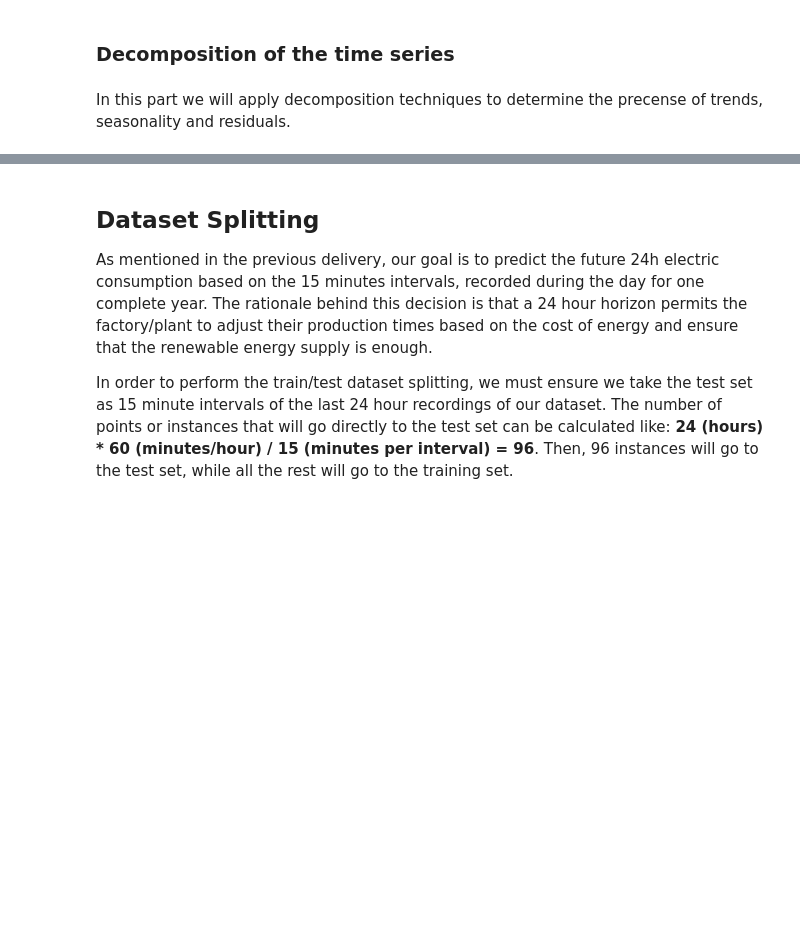
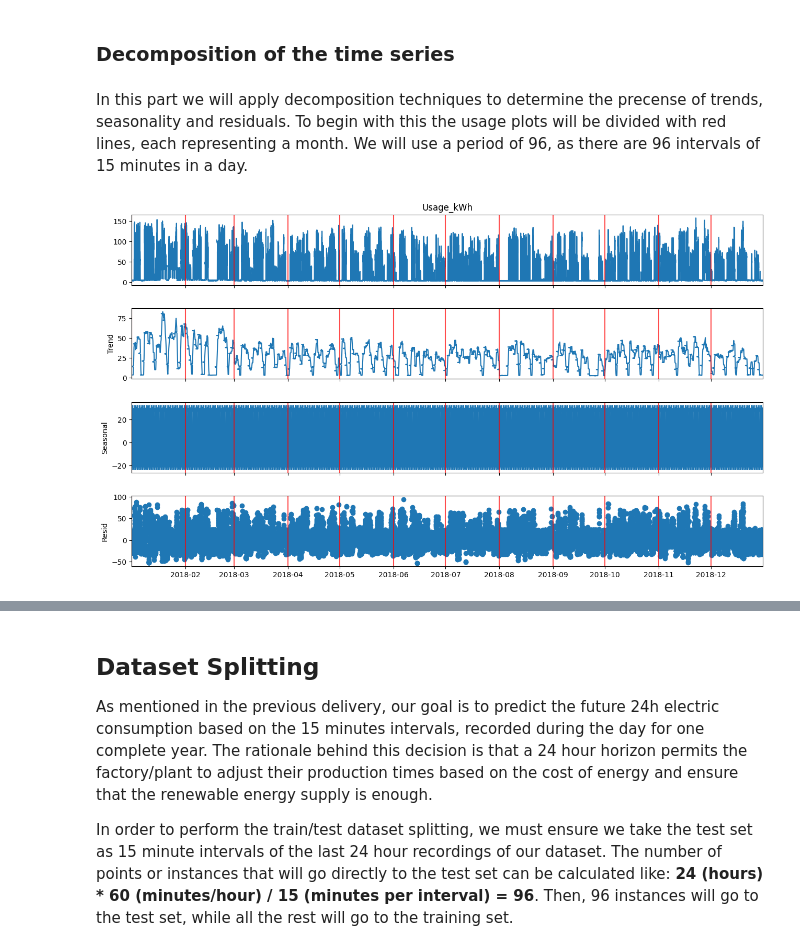
Before and after one commit to DiegoLopezAroca/Multivariate-Time-Series-Forecasting-of-Energy-Consumption-in-the-Steel-Industry, a Jupyter notebook: Advanced_ML_D2_2.ipynb, the cells around one changed output, grey strips where cells are left out. Cells and saved outputs as stored; diff of their text form; code cells hidden in the pictures; blank space fills up the shorter version.

```diff
--- a/Advanced_ML_D2_2.ipynb
+++ b/Advanced_ML_D2_2.ipynb
@@ -109,12 +172,19 @@ The fact that the PACF falls suddenly after the first lag confirms that the pres
 # %% [markdown]
 ### Decomposition of the time series
 # %% [markdown]
-In this part we will apply decomposition techniques to determine the precense of trends, seasonality and residuals.
+In this part we will apply decomposition techniques to determine the precense of trends, seasonality and residuals. To begin with this the usage plots will be divided with red lines, each representing a month. We will use a period of 96, as there are 96 intervals of 15 minutes in a day.
-# %%
-from statsmodels.tsa.seasonal import seasonal_decompose
-decomposition = seasonal_decompose(df['Usage_kWh'], model='additive', period=24)
-trend = decomposition.trend
-seasonal = decomposition.seasonal
-residual = decomposition.resid
-plt.figure(figsize=(12, 8))
-plt.subplot(411)
+# %%
+def decomposing(df, period):
+    decomposition = seasonal_decompose(df['Usage_kWh'], model='additive', period=period)
+    fig = decomposition.plot()
+    fig.set_size_inches(14, 8)
+    months = df.index.month.unique()
+    for month in months:
+        fecha_inicio_año = pd.Timestamp(f'2018-{month}-01')
+        for ax in fig.axes:
+            ax.axvline(x=fecha_inicio_año, color='red', linestyle='-', alpha=0.7)
+    plt.show()
+
+decomposing(df, 96)
+# %% [output]
+[figure, added]
```
Also changed, not shown: parts of 21 cells of this notebook, 1 other file.
